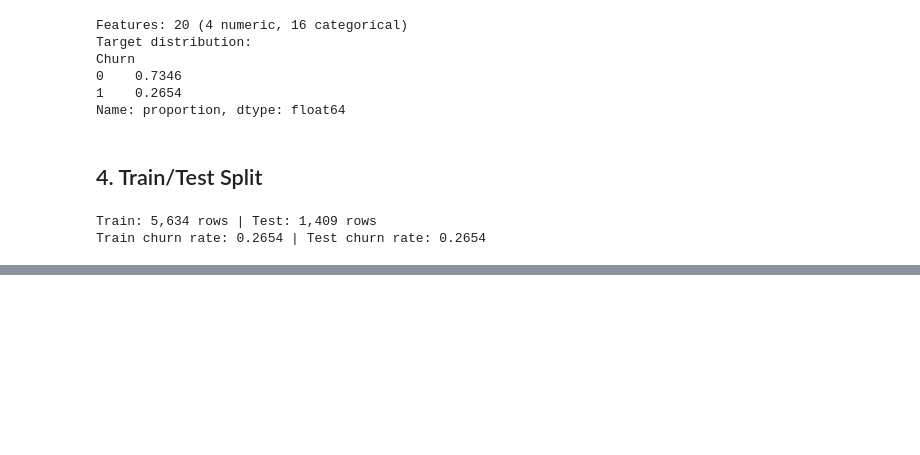
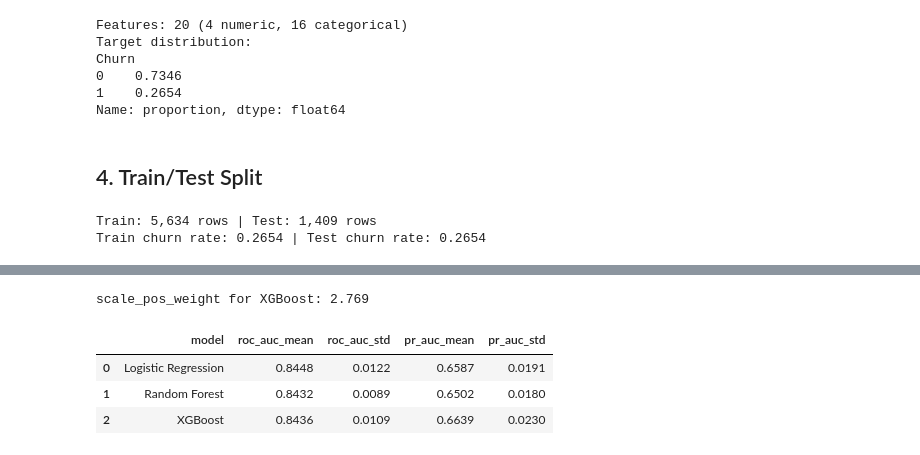
Before and after one commit to danielowuor/Customer-Retention-Intelligence-System, a Jupyter notebook: notebooks/03_classification_benchmarking.ipynb, the cells around one changed output, grey strips where cells are left out. Cells and saved outputs as stored; diff of their text form; code cells hidden in the pictures; blank space fills up the shorter version.

```diff
--- a/notebooks/03_classification_benchmarking.ipynb
+++ b/notebooks/03_classification_benchmarking.ipynb
@@ -119,0 +135,42 @@ Train churn rate: 0.2654 | Test churn rate: 0.2654
+# %%
+scale_pos_weight = (y_train == 0).sum() / (y_train == 1).sum()
+print(f"scale_pos_weight for XGBoost: {scale_pos_weight:.3f}")
+
+candidates = {
+    "Logistic Regression": LogisticRegression(
+        max_iter=1000, class_weight="balanced", random_state=RANDOM_SEED
+    ),
+    "Random Forest": RandomForestClassifier(
+        n_estimators=300, max_depth=8, class_weight="balanced",
+        random_state=RANDOM_SEED, n_jobs=-1
+    ),
+    "XGBoost": XGBClassifier(
+        n_estimators=300, max_depth=4, learning_rate=0.05,
+        scale_pos_weight=scale_pos_weight, eval_metric="logloss",
+        random_state=RANDOM_SEED, n_jobs=-1
+    ),
+}
+
+cv = StratifiedKFold(n_splits=5, shuffle=True, random_state=RANDOM_SEED)
+scoring = {"roc_auc": "roc_auc", "pr_auc": "average_precision"}
+
+cv_results = []
+for name, model in candidates.items():
+    pipe = Pipeline([("prep", preprocessor), ("clf", model)])
+    scores = cross_validate(pipe, X_train, y_train, cv=cv, scoring=scoring, n_jobs=-1)
+    cv_results.append({
+        "model": name,
+        "roc_auc_mean": scores["test_roc_auc"].mean(),
+        "roc_auc_std": scores["test_roc_auc"].std(),
+        "pr_auc_mean": scores["test_pr_auc"].mean(),
+        "pr_auc_std": scores["test_pr_auc"].std(),
+    })
+
+cv_results_df = pd.DataFrame(cv_results).round(4)
+cv_results_df
+# %% [output]
+scale_pos_weight for XGBoost: 2.769
+|  | model | roc_auc_mean | roc_auc_std | pr_auc_mean | pr_auc_std |
+| 0 | Logistic Regression | 0.8448 | 0.0122 | 0.6587 | 0.0191 |
+| 1 | Random Forest | 0.8432 | 0.0089 | 0.6502 | 0.0180 |
+| 2 | XGBoost | 0.8436 | 0.0109 | 0.6639 | 0.0230 |
```
Also changed, not shown: parts of 12 cells of this notebook.
